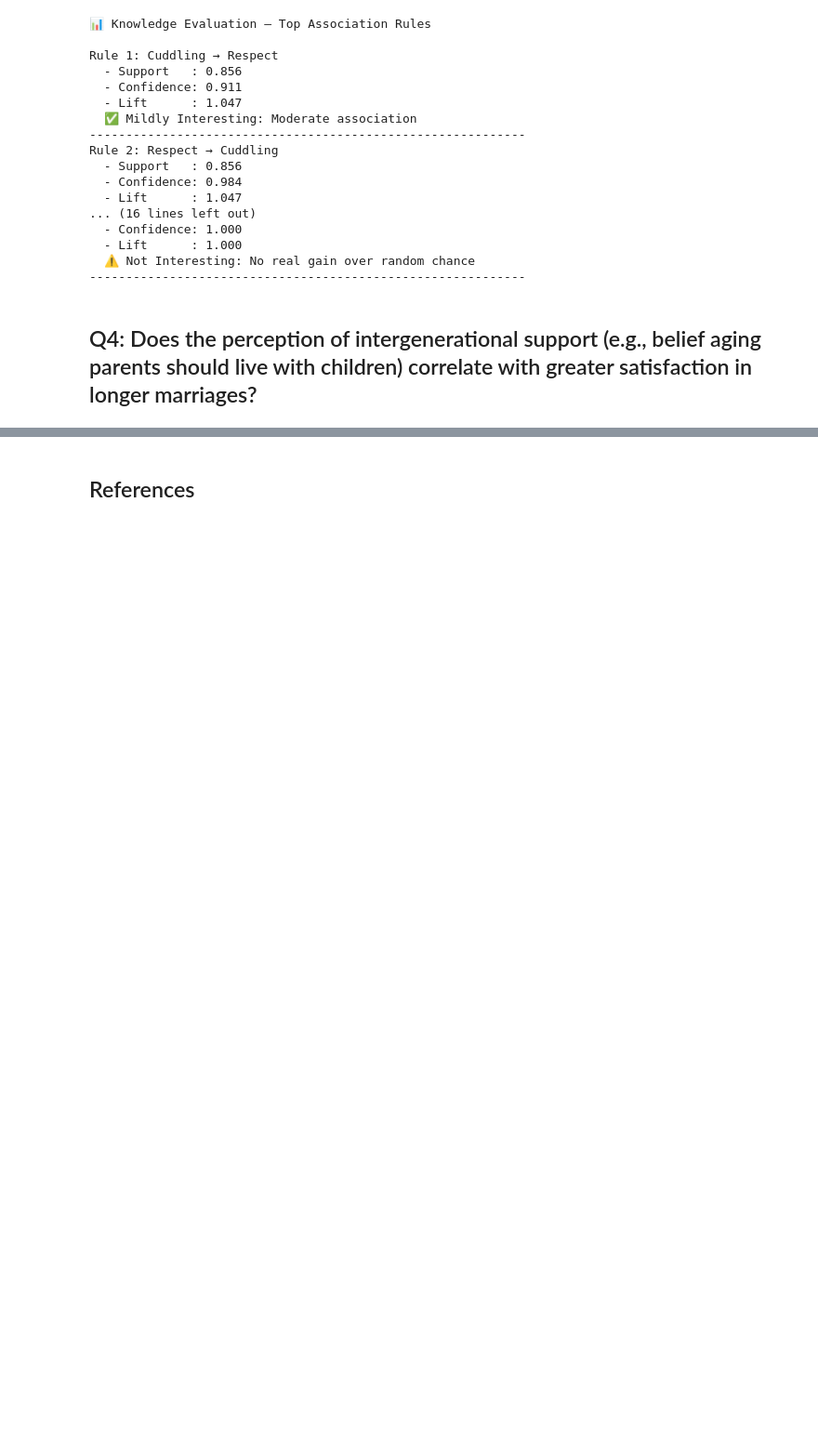
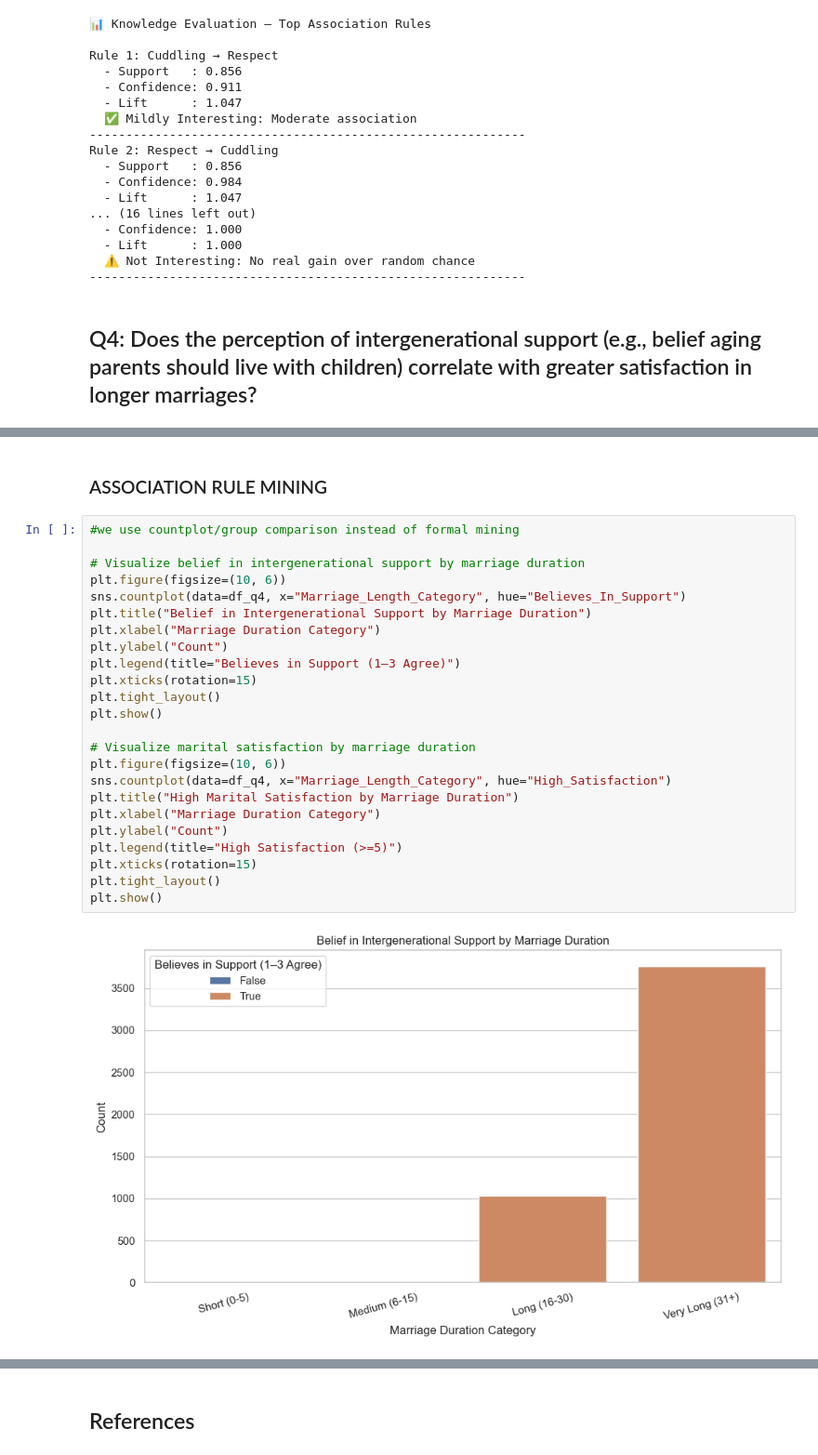
Before and after one commit to MelvinSiaw/Data-Mining, a Jupyter notebook: New_Assigment.ipynb, the cells around one changed output, grey strips where cells are left out. Shown at 93% size. Cells and saved outputs as stored; diff of their text form; blank space fills up the shorter version.

```diff
--- a/New_Assigment.ipynb
+++ b/New_Assigment.ipynb
@@ -1017,0 +939,28 @@ pd.crosstab(
+# %% [markdown]
+### ASSOCIATION RULE MINING
+# %%
+#we use countplot/group comparison instead of formal mining
+
+# Visualize belief in intergenerational support by marriage duration
+plt.figure(figsize=(10, 6))
+sns.countplot(data=df_q4, x="Marriage_Length_Category", hue="Believes_In_Support")
+plt.title("Belief in Intergenerational Support by Marriage Duration")
+plt.xlabel("Marriage Duration Category")
+plt.ylabel("Count")
+plt.legend(title="Believes in Support (1–3 Agree)")
+plt.xticks(rotation=15)
+plt.tight_layout()
+plt.show()
+
+# Visualize marital satisfaction by marriage duration
+plt.figure(figsize=(10, 6))
+sns.countplot(data=df_q4, x="Marriage_Length_Category", hue="High_Satisfaction")
+plt.title("High Marital Satisfaction by Marriage Duration")
+plt.xlabel("Marriage Duration Category")
+plt.ylabel("Count")
+plt.legend(title="High Satisfaction (>=5)")
+plt.xticks(rotation=15)
+plt.tight_layout()
+plt.show()
+# %% [output]
+[figure, added]
```
Also changed, not shown: parts of 21 cells of this notebook.
